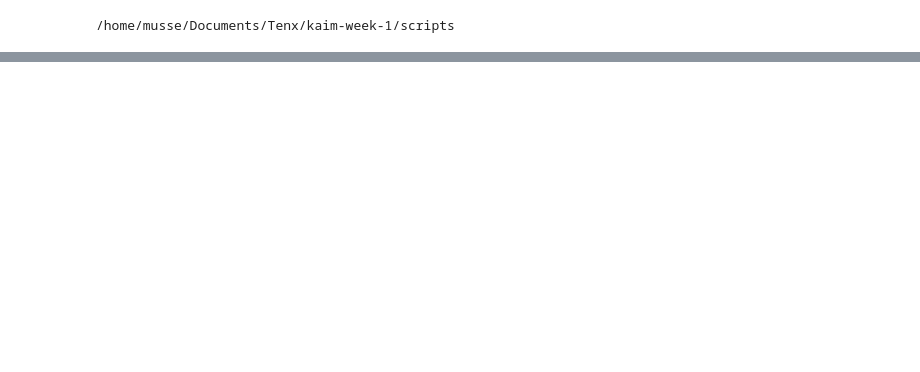
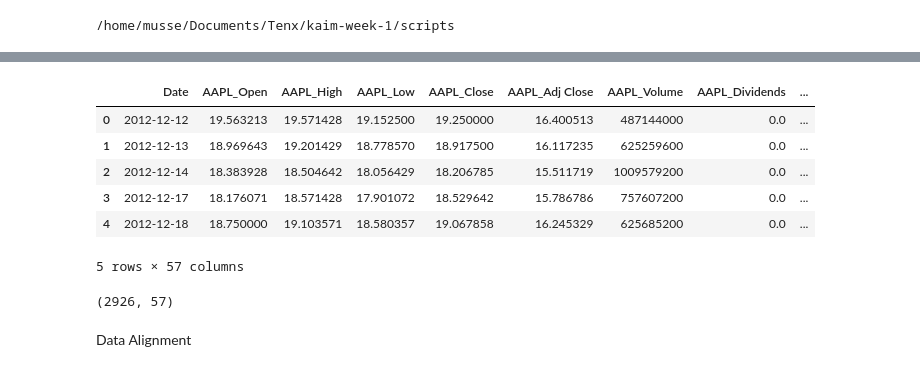
Before and after one commit to mussewold/kaim-week-1, a Jupyter notebook: notebooks/correlation_result.ipynb, the cells around one changed output, grey strips where cells are left out. Drawn from its saved outputs; the diff is of its cells as text; code cells hidden in the pictures; blank space fills up the shorter version.

```diff
--- a/notebooks/correlation_result.ipynb
+++ b/notebooks/correlation_result.ipynb
@@ -20 +29,17 @@ stock_df = utils.read_csv_file('../data/finance_data/stock_data_extracted.csv')
+# %%
+stock_df.head()
+# %% [output]
+|  | Date | AAPL_Open | AAPL_High | AAPL_Low | AAPL_Close | AAPL_Adj Close | AAPL_Volume | AAPL_Dividends | ... |
+| 0 | 2012-12-12 | 19.563213 | 19.571428 | 19.152500 | 19.250000 | 16.400513 | 487144000 | 0.0 | ... |
+| 1 | 2012-12-13 | 18.969643 | 19.201429 | 18.778570 | 18.917500 | 16.117235 | 625259600 | 0.0 | ... |
+| 2 | 2012-12-14 | 18.383928 | 18.504642 | 18.056429 | 18.206785 | 15.511719 | 1009579200 | 0.0 | ... |
+| 3 | 2012-12-17 | 18.176071 | 18.571428 | 17.901072 | 18.529642 | 15.786786 | 757607200 | 0.0 | ... |
+| 4 | 2012-12-18 | 18.750000 | 19.103571 | 18.580357 | 19.067858 | 16.245329 | 625685200 | 0.0 | ... |
+5 rows × 57 columns
+# %%
+stock_df.shape
+# %% [output]
+(2926, 57)
+# %% [markdown]
+Data Alignment
 # %%
```
Also changed, not shown: parts of 18 cells of this notebook, 2 other files.
